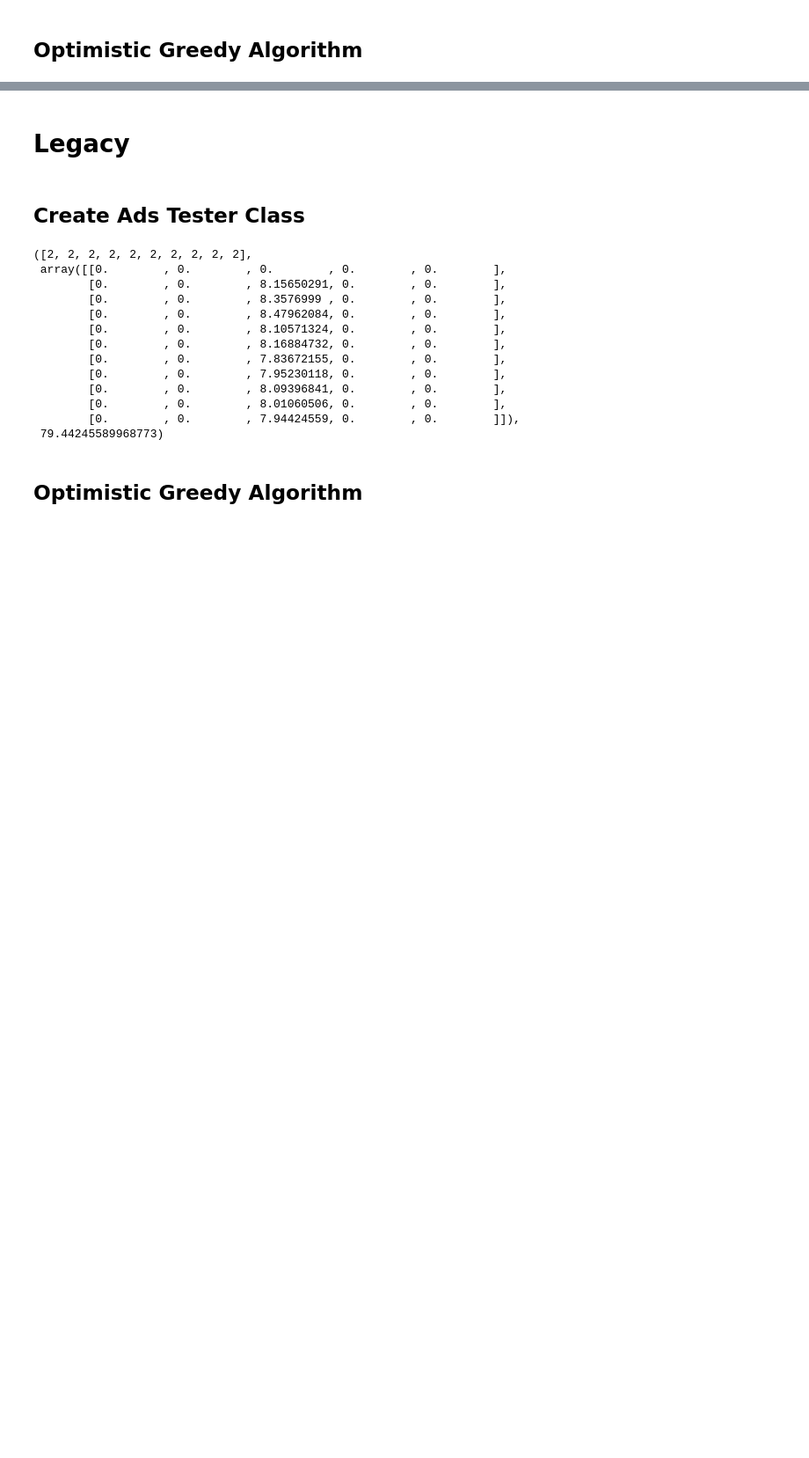
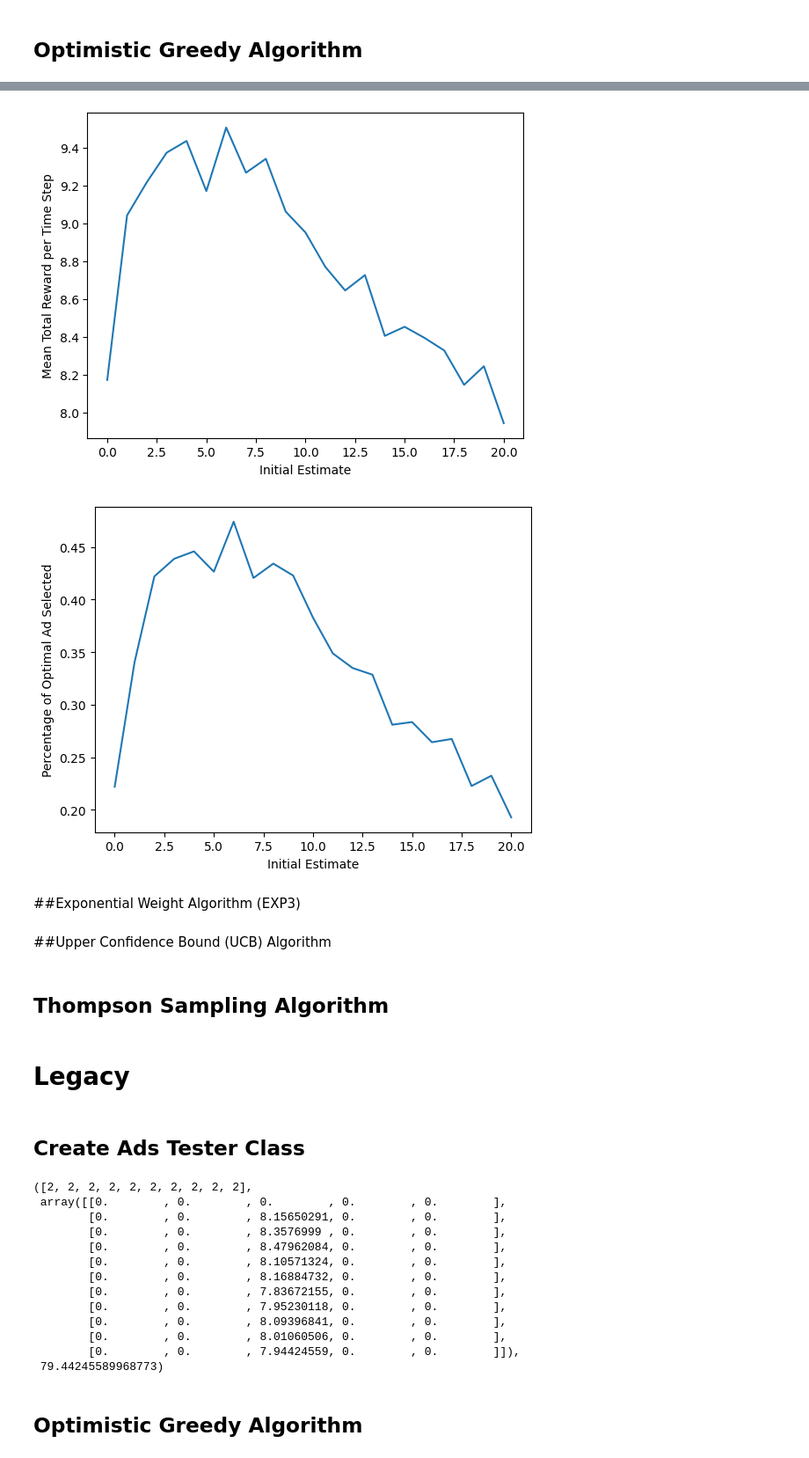
Before and after one commit to JohnYCLam/MachineLearning, a Jupyter notebook: Reinforcement_Learning_Multi_armed_Bandit.ipynb, the cells around one changed output, grey strips where cells are left out. Shown at 88% size. Drawn from its saved outputs; the diff is of its cells as text; code cells hidden in the pictures; blank space fills up the shorter version.

```diff
--- a/Reinforcement_Learning_Multi_armed_Bandit.ipynb
+++ b/Reinforcement_Learning_Multi_armed_Bandit.ipynb
@@ -40,7 +42,7 @@ class Base_MAB:
         else:
             self.estimate_mean = (1 - 1/(self.n_steps + 1)) * self.estimate_mean + 1/(self.n_steps + 1) * reward
 # %%
-class Experiment:
+class Base_Experiment:
 
     def __init__(self, mab, true_means, initial_estimate):
         self.mab = mab
@@ -78,2 +101,4 @@ class Experiment:
+# %%
+true_means = [k*2 + 2 for k in range(1, 6)]
 # %%
 #Base case is same as Greedy Approach
@@ -161,0 +191,20 @@ plt.show()
+# %%
+class Eps_Greedy_Experiment(Base_Experiment):
+    def __init__(self, mab, true_means, epsilon, initial_estimate = 0.0):
+        super().__init__(mab, true_means, initial_estimate)
+        self.epsilon = epsilon
+
+    def reset(self):
+        self.__init__(self.mab, self.true_means, self.initial_estimate, self.epsilon)
+
+    def select(self):
+        p = np.random.random()
+        if p < self.epsilon:
+            max_index = np.random.choice(self.n_mabs)
+
+        else:
+            current_means = [mab.estimate_mean for mab in self.mabs]
+            #print(current_means)
+            max_index = random_argmax(current_means)
+
+        return max_index
@@ -162,3 +243,24 @@ plt.show()
+# %%
+mean_rewards_per_init_val, percent_optimal_mab_selected_per_init_val = run_epochs(Eps_Greedy_Experiment, Base_MAB, true_means = true_means, epoch_length = 100, epochs = 500, epsilons = np.array(range(21))/20)
+# %%
+plt.plot(mean_rewards_per_init_val)
+plt.xlabel('Initial Estimate')
+plt.ylabel('Mean Total Reward per Time Step')
+plt.show()
+
+plt.plot(percent_optimal_mab_selected_per_init_val)
+plt.xlabel('Initial Estimate')
+plt.ylabel('Percentage of Optimal Ad Selected')
+plt.show()
+# %% [output]
+[figure, added]
+[figure, added]
+# %% [markdown]
+##Exponential Weight Algorithm (EXP3)
+# %% [markdown]
+##Upper Confidence Bound (UCB) Algorithm
+# %% [markdown]
+## Thompson Sampling Algorithm
 # %% [markdown]
 # Legacy
 # %%
```
Also changed, not shown: parts of 19 cells of this notebook.
